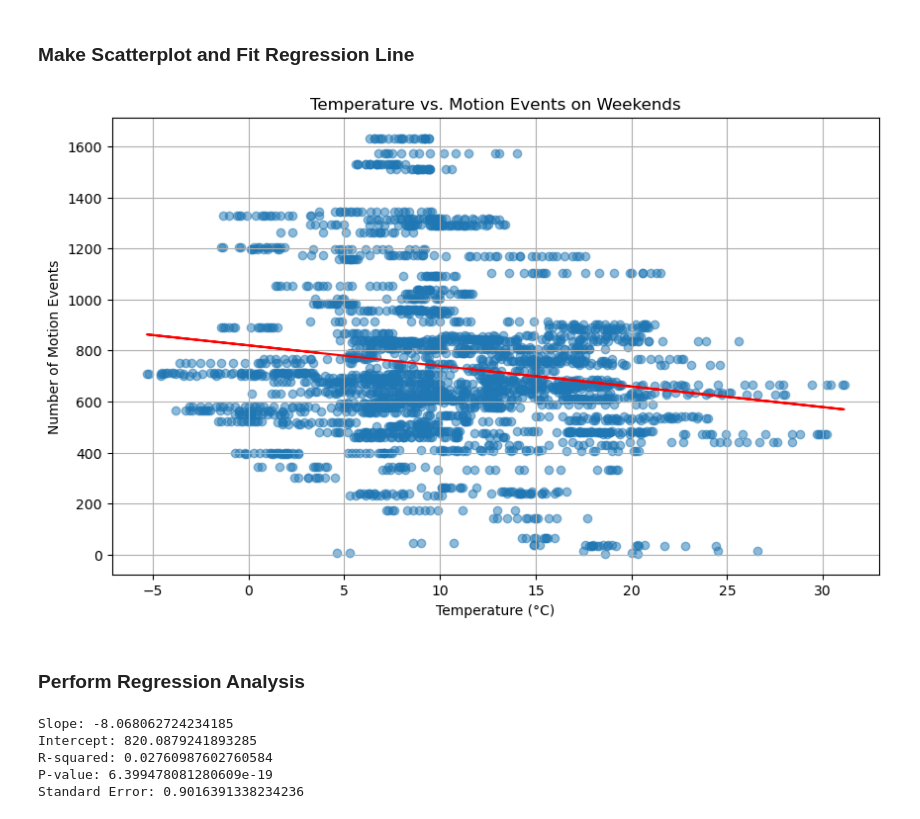
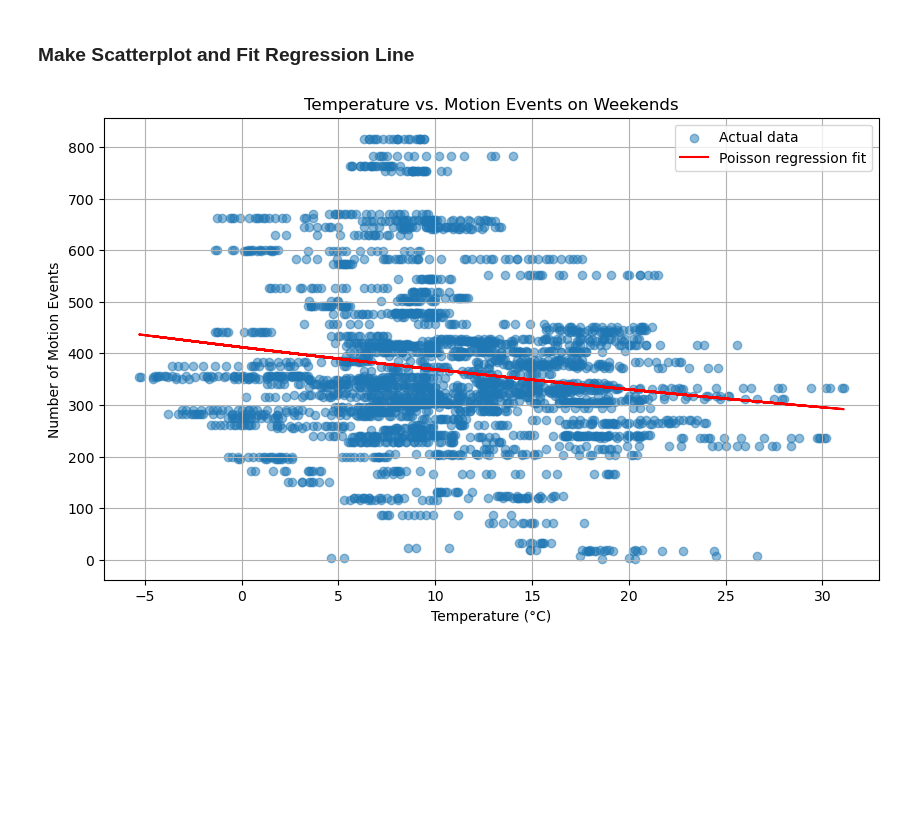
Before and after one commit to phipsrick/GA2024_1, a Jupyter notebook: report_temperature_and_motion.ipynb, the cells around one changed output. Saved outputs shown, nothing was run; the diff lists cells and outputs as text; code cells hidden in the pictures; blank space fills up the shorter version.

```diff
--- a/report_temperature_and_motion.ipynb
+++ b/report_temperature_and_motion.ipynb
@@ -24,8 +25,8 @@ df_weather['datetime'] = pd.to_datetime(df_weather['time'], unit='s')
 df_smartthings['is_weekend'] = df_smartthings['datetime'].dt.weekday >= 5
 df_weather['is_weekend'] = df_weather['datetime'].dt.weekday >= 5
 
-# Filter data to focus on motion detection events
-motion_df = df_smartthings[df_smartthings['capability'] == 'motionSensor']
+# Filter data to focus on motion detection events and only include 'active' events
+motion_df = df_smartthings[(df_smartthings['capability'] == 'motionSensor') & (df_smartthings['value'] == 'active')]
 
 # Merge the two datasets on the nearest datetime to align weather data with motion events
 merged_df = pd.merge_asof(
@@ -69,0 +71,4 @@ See the caveats in the documentation: https://pandas.pydata.org/pandas-docs/stab
+# %%
+# Perform Poisson regression analysis
+poisson_model = poisson('motion_count ~ temperature_2m', data=motion_weather_df).fit()
+print(poisson_model.summary())
@@ -70,37 +94,17 @@ See the caveats in the documentation: https://pandas.pydata.org/pandas-docs/stab
 # %% [markdown]
 ### Make Scatterplot and Fit Regression Line
 # %%
-# Scatter plot for temperature vs. motion events
+# Predict and plot the results
+motion_weather_df['predicted_motion_count'] = poisson_model.predict(motion_weather_df['temperature_2m'])
+
 plt.figure(figsize=(10, 6))
-plt.scatter(motion_weather_df['temperature_2m'], motion_weather_df['motion_count'], alpha=0.5)
+plt.scatter(motion_weather_df['temperature_2m'], motion_weather_df['motion_count'], alpha=0.5, label='Actual data')
+plt.plot(motion_weather_df['temperature_2m'], motion_weather_df['predicted_motion_count'], color='red', label='Poisson regression fit')
 plt.title('Temperature vs. Motion Events on Weekends')
 plt.xlabel('Temperature (°C)')
 plt.ylabel('Number of Motion Events')
-
-# fitting a linear regression line
-m, b = np.polyfit(motion_weather_df['temperature_2m'], motion_weather_df['motion_count'], 1)
-
-# adding the regression line to the scatter plot
-plt.plot(motion_weather_df['temperature_2m'], m*motion_weather_df['temperature_2m'] + b, color='red')
+plt.legend()
 plt.grid(True)
 plt.show()
 # %% [output]
-[figure, old version]
+[figure, new version]
-# %% [markdown]
-### Perform Regression Analysis
-# %%
-# Perform regression analysis
-slope, intercept, r_value, p_value, std_err = linregress(motion_weather_df['temperature_2m'], motion_weather_df['motion_count'])
-
-# Display regression results
-print(f"Slope: {slope}")
-print(f"Intercept: {intercept}")
-print(f"R-squared: {r_value**2}")
-print(f"P-value: {p_value}")
-print(f"Standard Error: {std_err}")
-# %% [output]
-Slope: -8.068062724234185
-Intercept: 820.0879241893285
-R-squared: 0.02760987602760584
-P-value: 6.399478081280609e-19
-Standard Error: 0.9016391338234236
```
Also changed, not shown: parts of 4 cells of this notebook.
